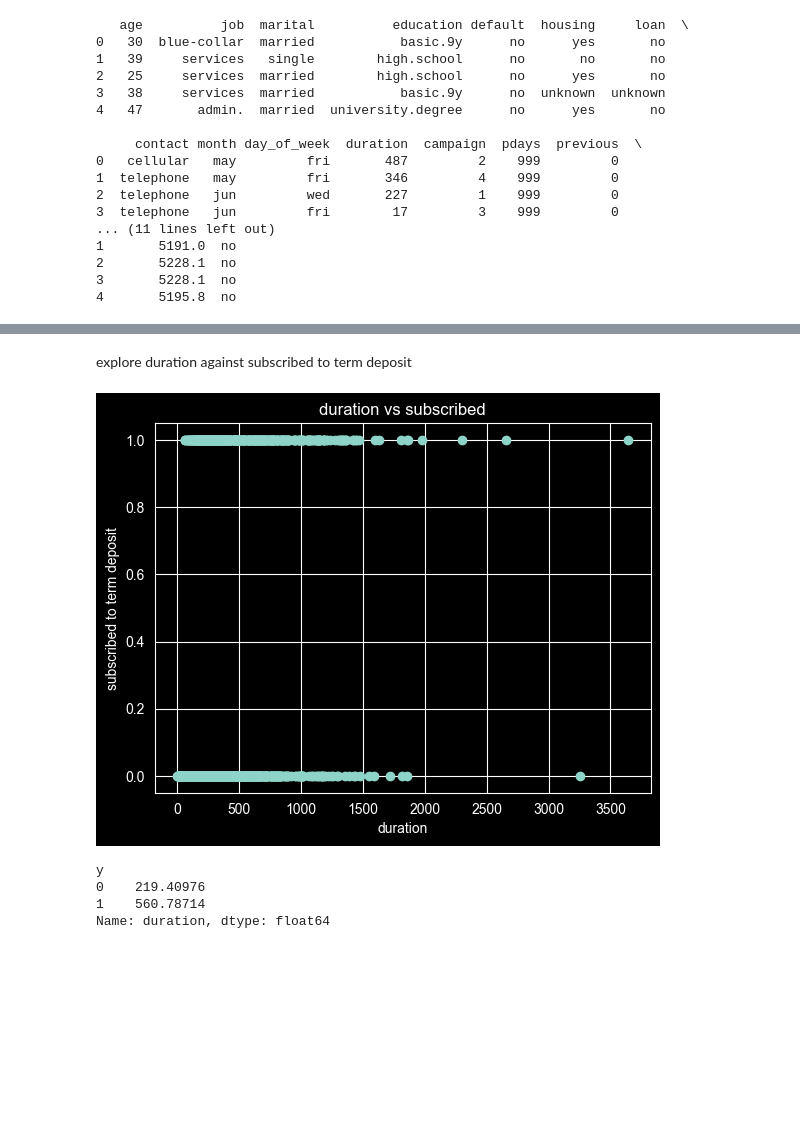
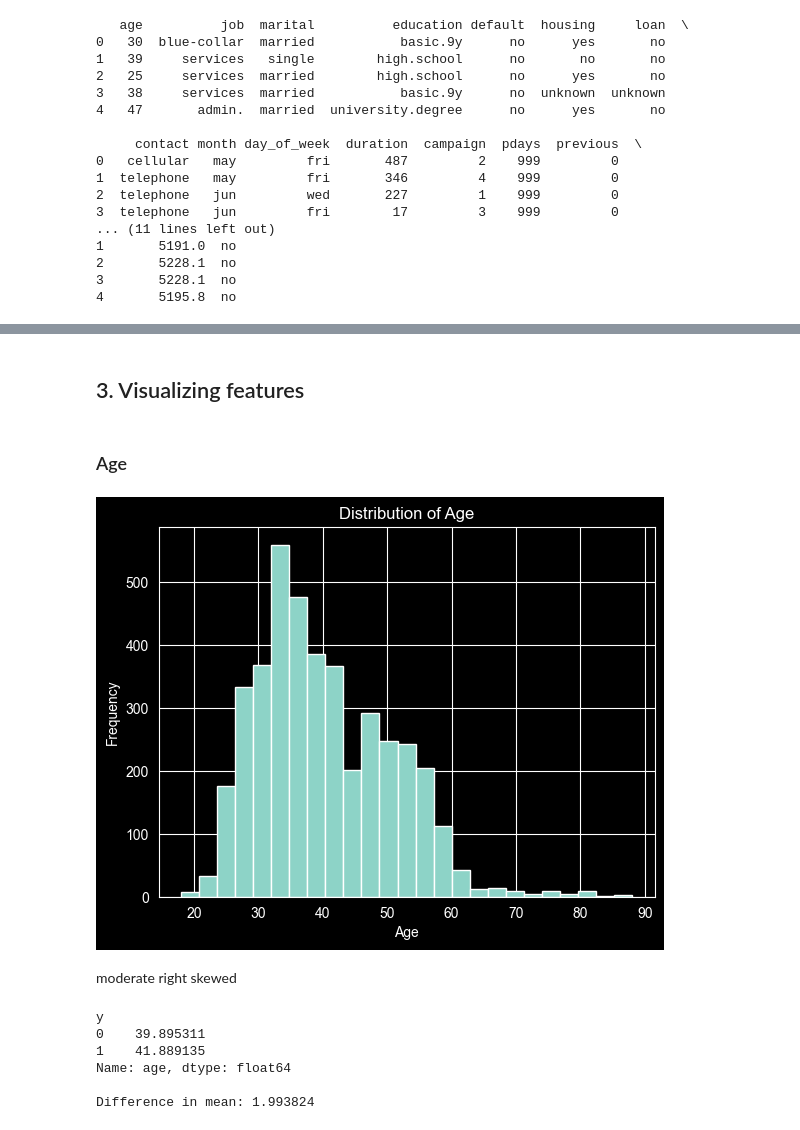
Before and after one commit to Rdrg-Blnc-IE/Machine_Learning_Foundations-Data_Preparation, a Jupyter notebook: assignment_1_rodrigo_blanco_maldonado.ipynb, the cells around one changed output, grey strips where cells are left out. Cells and saved outputs as stored; diff of their text form; code cells hidden in the pictures; blank space fills up the shorter version.

Commit message:
Exploration and visualization of data

```diff
--- a/assignment_1_rodrigo_blanco_maldonado.ipynb
+++ b/assignment_1_rodrigo_blanco_maldonado.ipynb
@@ -41,25 +251,25 @@ Name: count, dtype: int64
 # %% [markdown]
-explore duration against subscribed to term deposit
+## 3. Visualizing features
-# %%
-import matplotlib.pyplot as plt
-
-
-x = df['duration']
-y = df['y']
-
-
-plt.figure()
-plt.scatter(x, y)
-
-plt.xlabel('duration')
-plt.ylabel('subscribed to term deposit')
-plt.title('duration vs subscribed')
-plt.show()
-
-df.groupby('y')['duration'].mean()
-# %% [output]
-[figure, removed]
-y
-0    219.40976
-1    560.78714
-Name: duration, dtype: float64
+# %% [markdown]
+### Age
+# %%
+plt.figure()
+plt.hist(df['age'], bins=25)
+plt.xlabel('Age')
+plt.ylabel('Frequency')
+plt.title('Distribution of Age')
+plt.show()
+# %% [output]
+[figure, added]
+# %% [markdown]
+moderate right skewed
+# %%
+print(df.groupby('y')['age'].mean())
+print(f'\nDifference in mean: {- df.groupby('y')['age'].mean()[0] + df.groupby('y')['age'].mean()[1]:.6f}')
+# %% [output]
+y
+0    39.895311
+1    41.889135
+Name: age, dtype: float64
+
+Difference in mean: 1.993824
```
Also changed, not shown: parts of 50 cells of this notebook.
